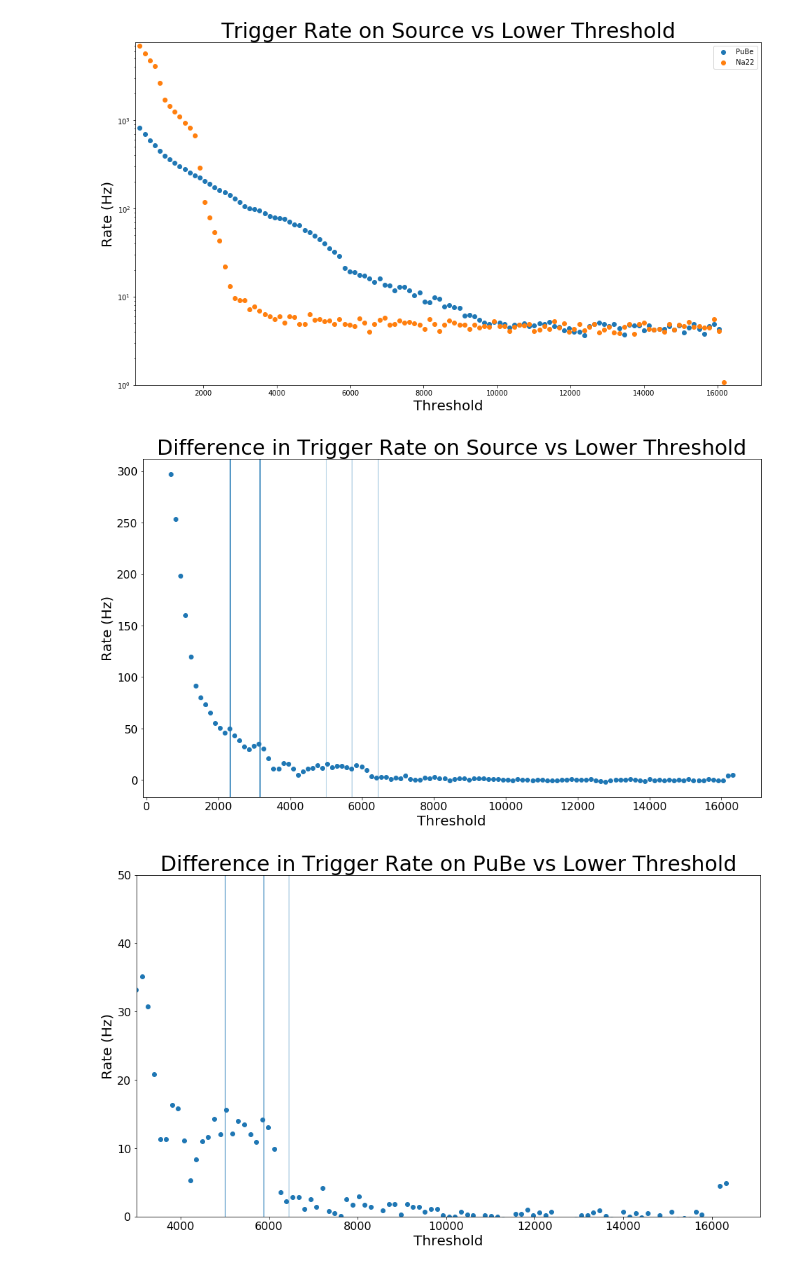
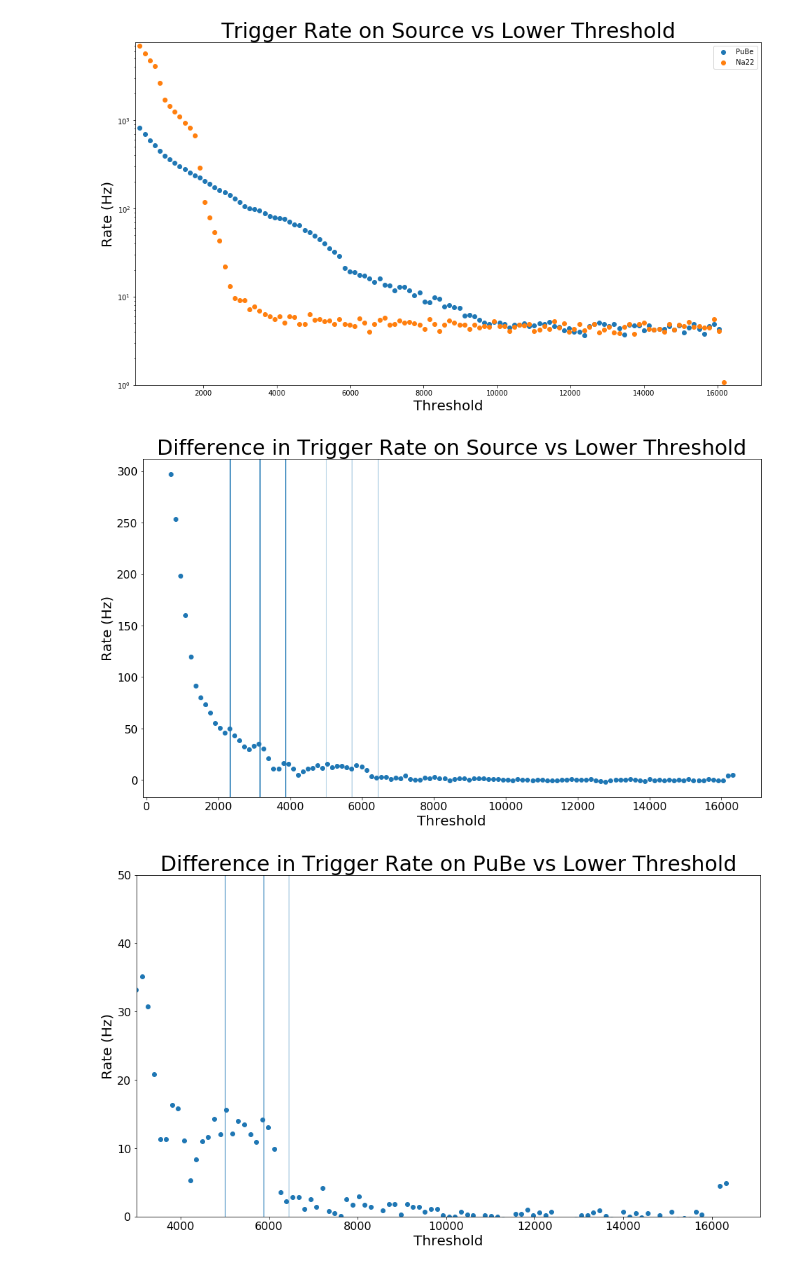
Before and after one commit to villano-lab/R76Firmware, a Jupyter notebook: plots/Bins_vs_Energies_15-07-2022.ipynb, the cells around one changed output. Drawn from its saved outputs; the diff is of its cells as text; code cells hidden in the pictures.

```diff
--- a/plots/Bins_vs_Energies_15-07-2022.ipynb
+++ b/plots/Bins_vs_Energies_15-07-2022.ipynb
@@ -59,29 +59,30 @@ for i,n in enumerate(rateNa22):
 # %%
 plt.figure(figsize=(16,9))
 
 plt.scatter(thrsPuBe,diffsPuBe,label="PuBe")
 
 plt.xlabel("Threshold",size=20)
 plt.ylabel("Rate (Hz)",size=20)
 plt.title("Difference in Trigger Rate on Source vs Lower Threshold",size=30)
 plt.rc('xtick', labelsize=16) #fontsize of the x tick labels
 plt.rc('ytick', labelsize=16) #fontsize of the y tick labels
 #plt.xlim(5000)
 #plt.ylim(0)
 
 def f(x):
     return (x + 140.38)/0.71
     #return 0.71*x-140.38 #backwards!
 
 plt.axvline(2340)
 plt.axvline(f(2100))
+plt.axvline(f(2615))
 plt.axvline(f(4438-511*2),alpha=0.3)
 plt.axvline(f(4438-511),alpha=0.3)
 plt.axvline(f(4438),alpha=0.3)
 
 plt.show()
 # %% [output]
-[figure, old version]
+[figure, new version]
 # %%
 plt.figure(figsize=(16,9))
 
```
